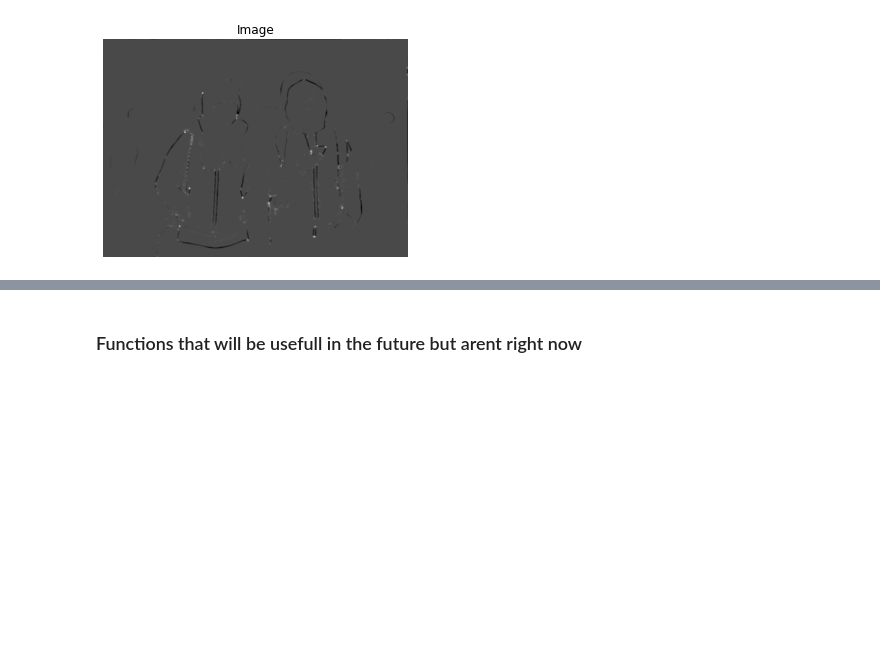
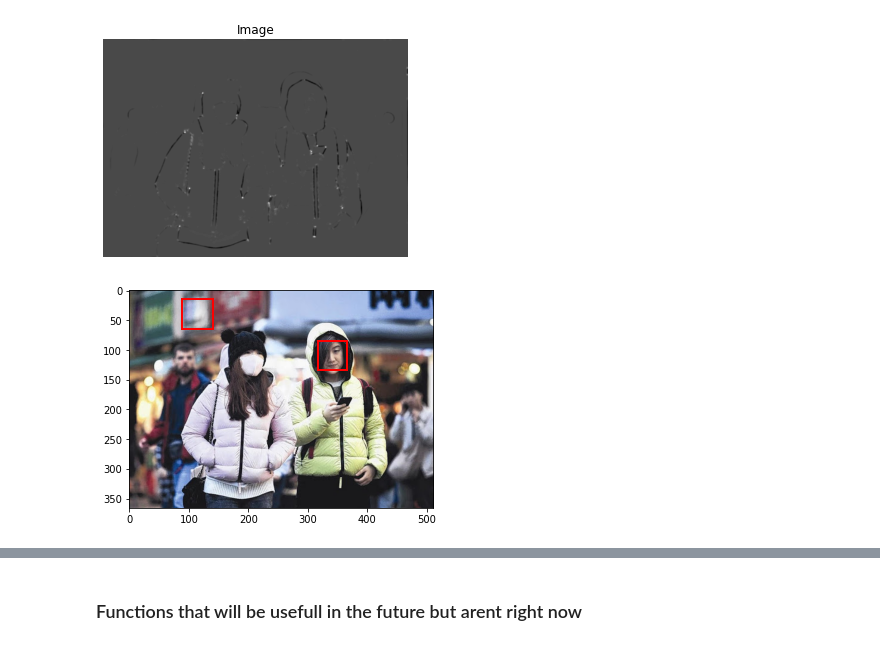
Before and after one commit to StevenDye/Image-Processing-Mask-Detection, a Jupyter notebook: notebooks/SD_Working_Notebook.ipynb, the cells around one changed output, grey strips where cells are left out. Cells and saved outputs as stored; diff of their text form; code cells hidden in the pictures; blank space fills up the shorter version.

Commit message:
Added face detection functions

```diff
--- a/notebooks/SD_Working_Notebook.ipynb
+++ b/notebooks/SD_Working_Notebook.ipynb
@@ -76,3 +83,41 @@ image_1_corners = md.find_corners(image_1)
 vi.show_image(image_1_corners)
 # %% [output]
 [figure]
+# %%
+from skimage import data
+from skimage.feature import Cascade
+
+# Load the trained file from the module root.
+trained_file = data.lbp_frontal_face_cascade_filename()
+
+# Initialize the detector cascade.
+detector = Cascade(trained_file)
+
+img = np.asarray(image_1)
+
+detected = detector.detect_multi_scale(img=img,
+                                       scale_factor=1.2,
+                                       step_ratio=1,
+                                       min_size=(20, 20),
+                                       max_size=(123, 123))
+
+plt.imshow(img)
+img_desc = plt.gca()
+plt.set_cmap('gray')
+
+for patch in detected:
+
+    img_desc.add_patch(
+        patches.Rectangle(
+            (patch['c'], patch['r']),
+            patch['width'],
+            patch['height'],
+            fill=False,
+            color='r',
+            linewidth=2
+        )
+    )
+
+plt.show()
+# %% [output]
+[figure, added]
```
Also changed, not shown: parts of 6 cells of this notebook, 2 other files.
